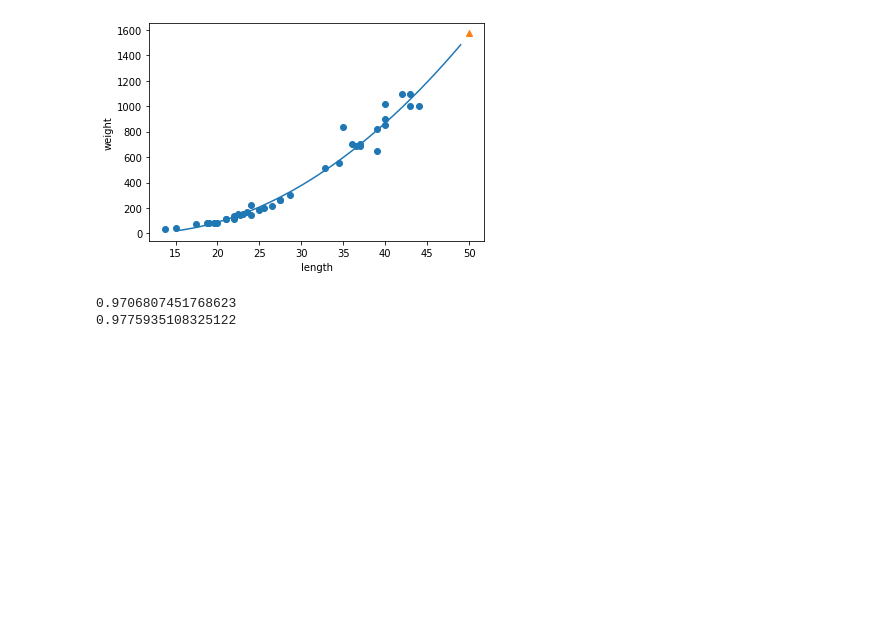
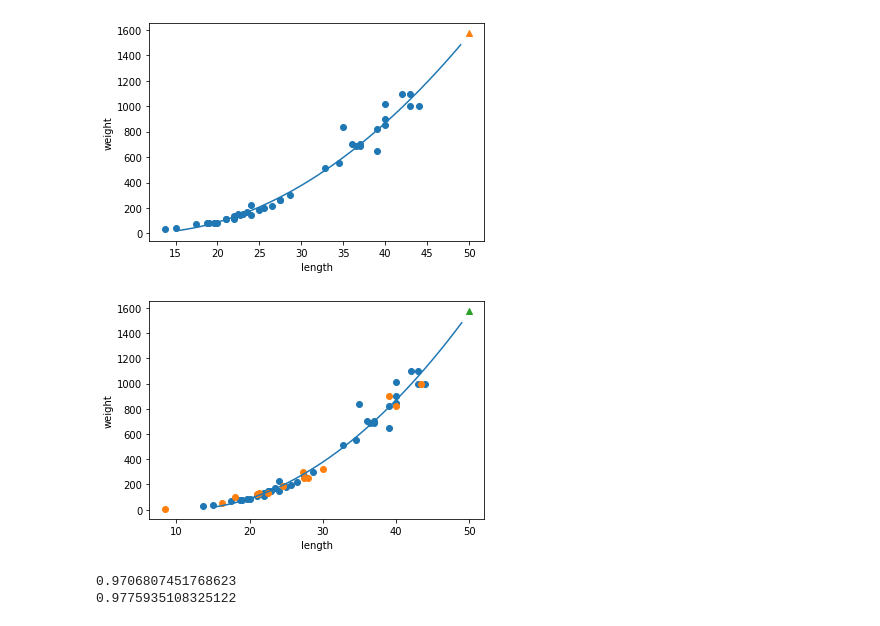
Before and after one commit to chaiminwoo0223/Machine-Learning, a Jupyter notebook: 05_LinearRegression.ipynb, the cells around one changed output. Saved outputs shown, nothing was run; the diff lists cells and outputs as text; code cells hidden in the pictures; blank space fills up the shorter version.

```diff
--- a/05_LinearRegression.ipynb
+++ b/05_LinearRegression.ipynb
@@ -151,4 +178,16 @@ plt.ylabel('weight')
 plt.show()
 # %% [output]
 [figure]
+# %%
+x = np.arange(15,50) # x의 범위
+y = 1.01*x**2 - 21.6*x + 116.05 # y = ax^2 + bx + c
+plt.scatter(train_input,train_target)
+plt.scatter(test_input,test_target)
+plt.plot(x,y)
+plt.scatter(50,1574,marker= '^')
+plt.xlabel('length')
+plt.ylabel('weight')
+plt.show()
+# %% [output]
+[figure, added]
 # %%
```
Also changed, not shown: parts of 21 cells of this notebook.
